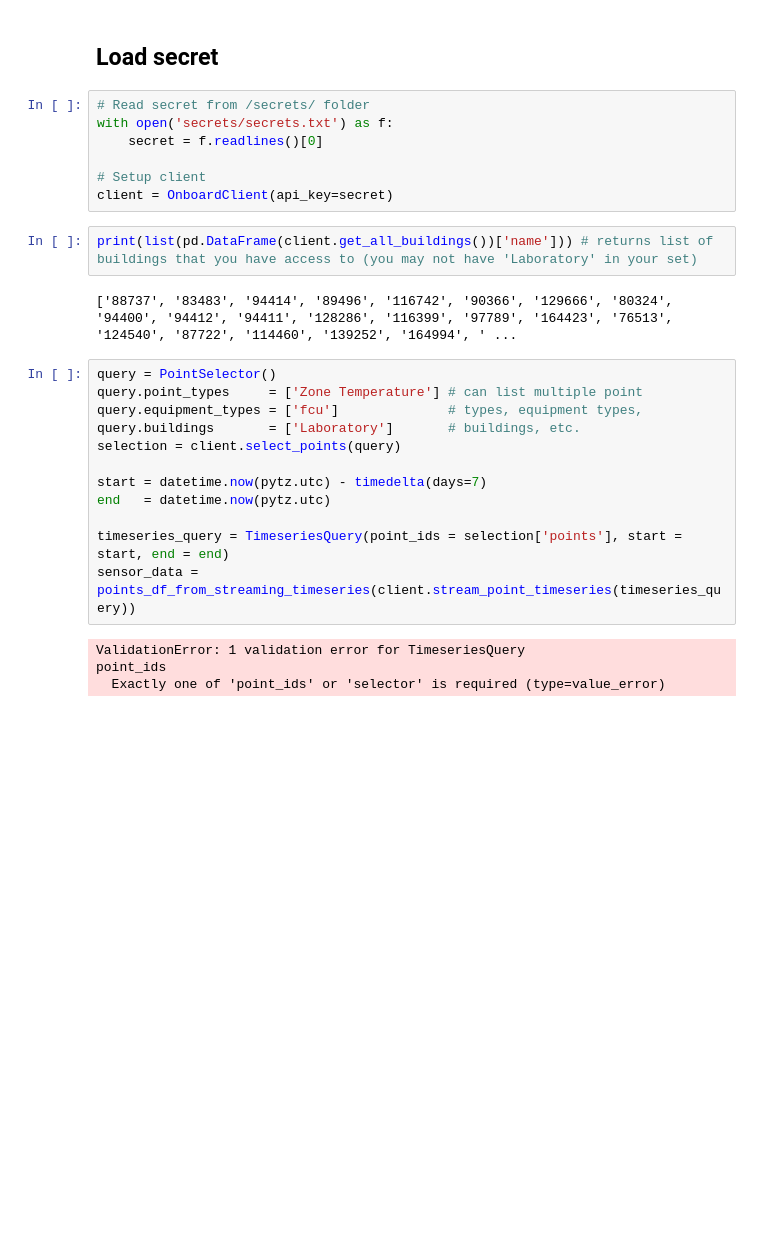
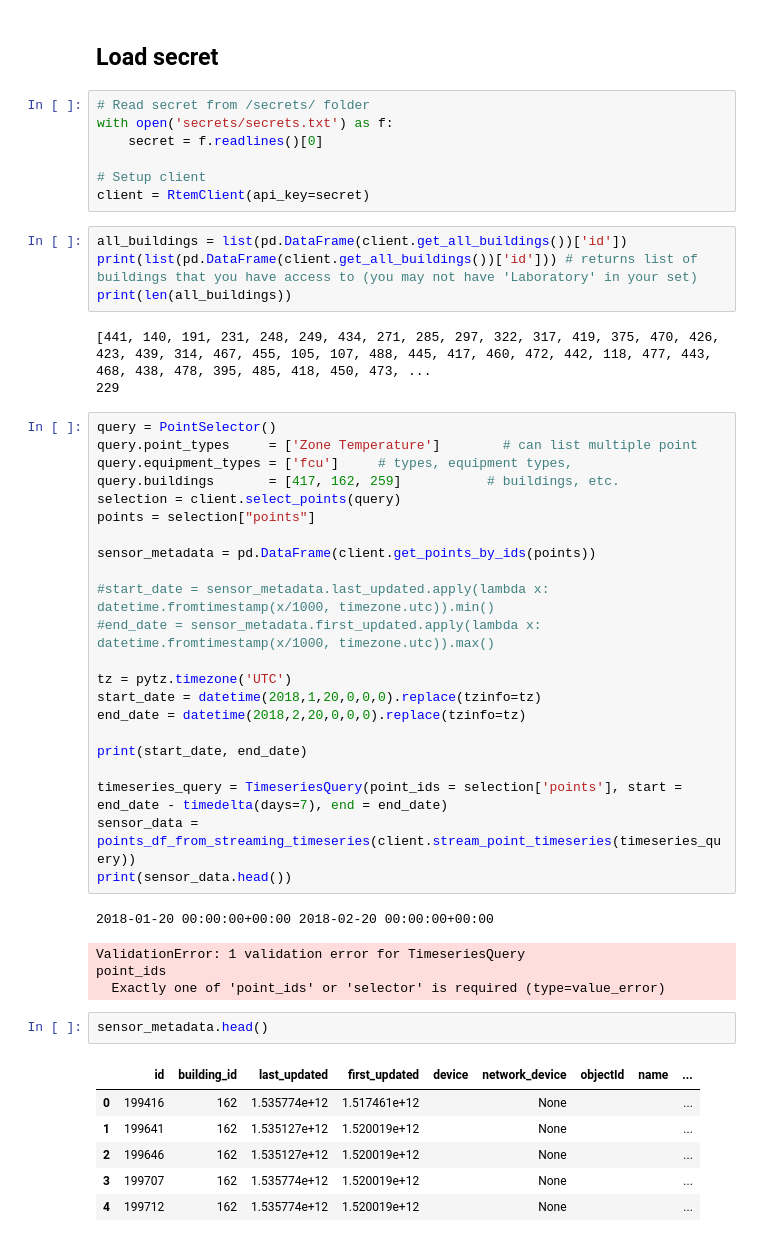
Before and after one commit to SB-Chalmers/SB_rtem_hackathon, a Jupyter notebook: RTEM Hackathon notebook.ipynb, the cells around one changed output. Saved outputs shown, nothing was run; the diff lists cells and outputs as text; blank space fills up the shorter version.

```diff
--- a/RTEM Hackathon notebook.ipynb
+++ b/RTEM Hackathon notebook.ipynb
@@ -30,24 +30,47 @@ with open('secrets/secrets.txt') as f:
     secret = f.readlines()[0]
 
 # Setup client
-client = OnboardClient(api_key=secret)
+client = RtemClient(api_key=secret)
 # %%
-print(list(pd.DataFrame(client.get_all_buildings())['name'])) # returns list of buildings that you have access to (you may not have 'Laboratory' in your set)
+all_buildings = list(pd.DataFrame(client.get_all_buildings())['id'])
+print(list(pd.DataFrame(client.get_all_buildings())['id'])) # returns list of buildings that you have access to (you may not have 'Laboratory' in your set)
+print(len(all_buildings))
 # %% [output]
-['88737', '83483', '94414', '89496', '116742', '90366', '129666', '80324', '94400', '94412', '94411', '128286', '116399', '97789', '164423', '76513', '124540', '87722', '114460', '139252', '164994', ' ...
+[441, 140, 191, 231, 248, 249, 434, 271, 285, 297, 322, 317, 419, 375, 470, 426, 423, 439, 314, 467, 455, 105, 107, 488, 445, 417, 460, 472, 442, 118, 477, 443, 468, 438, 478, 395, 485, 418, 450, 473, ...
+229
 # %%
 query = PointSelector()
-query.point_types     = ['Zone Temperature'] # can list multiple point
-query.equipment_types = ['fcu']              # types, equipment types,
-query.buildings       = ['Laboratory']       # buildings, etc.
+query.point_types     = ['Zone Temperature']        # can list multiple point
+query.equipment_types = ['fcu']     # types, equipment types,
+query.buildings       = [417, 162, 259]           # buildings, etc.
 selection = client.select_points(query)
+points = selection["points"]
 
-start = datetime.now(pytz.utc) - timedelta(days=7)
-end   = datetime.now(pytz.utc)
+sensor_metadata = pd.DataFrame(client.get_points_by_ids(points))
 
-timeseries_query = TimeseriesQuery(point_ids = selection['points'], start = start, end = end)
+#start_date = sensor_metadata.last_updated.apply(lambda x: datetime.fromtimestamp(x/1000, timezone.utc)).min()
+#end_date = sensor_metadata.first_updated.apply(lambda x: datetime.fromtimestamp(x/1000, timezone.utc)).max()
+
+tz = pytz.timezone('UTC')
+start_date = datetime(2018,1,20,0,0,0).replace(tzinfo=tz)
+end_date = datetime(2018,2,20,0,0,0).replace(tzinfo=tz)
+
+print(start_date, end_date)
+
+timeseries_query = TimeseriesQuery(point_ids = selection['points'], start = end_date - timedelta(days=7), end = end_date)
 sensor_data = points_df_from_streaming_timeseries(client.stream_point_timeseries(timeseries_query))
+print(sensor_data.head())
 # %% [output]
-ValidationError: 1 validation error for TimeseriesQuery
-point_ids
-  Exactly one of 'point_ids' or 'selector' is required (type=value_error)
+2018-01-20 00:00:00+00:00 2018-02-20 00:00:00+00:00
+ValidationError: 1 validation error for TimeseriesQuery
+point_ids
+  Exactly one of 'point_ids' or 'selector' is required (type=value_error)
+# %%
+sensor_metadata.head()
+# %% [output]
+|  | id | building_id | last_updated | first_updated | device | network_device | objectId | name | ... |
+| 0 | 199416 | 162 | 1.535774e+12 | 1.517461e+12 |  | None |  |  | ... |
+| 1 | 199641 | 162 | 1.535127e+12 | 1.520019e+12 |  | None |  |  | ... |
+| 2 | 199646 | 162 | 1.535127e+12 | 1.520019e+12 |  | None |  |  | ... |
+| 3 | 199707 | 162 | 1.535774e+12 | 1.520019e+12 |  | None |  |  | ... |
+| 4 | 199712 | 162 | 1.535774e+12 | 1.520019e+12 |  | None |  |  | ... |
```
Also changed, not shown: parts of 2 cells of this notebook, 7 other files.
